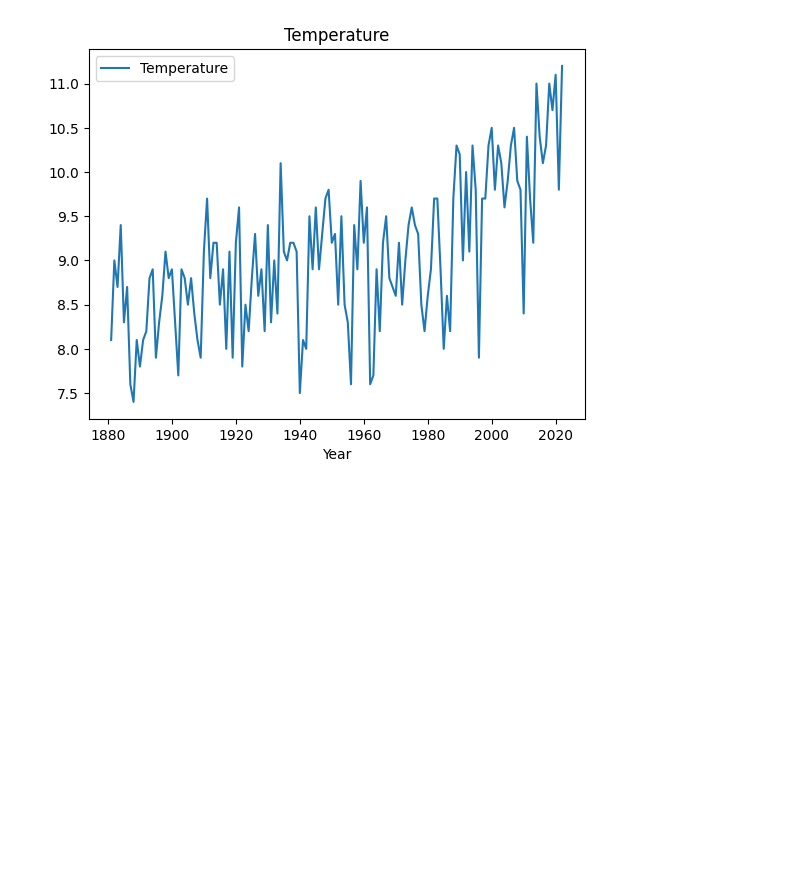
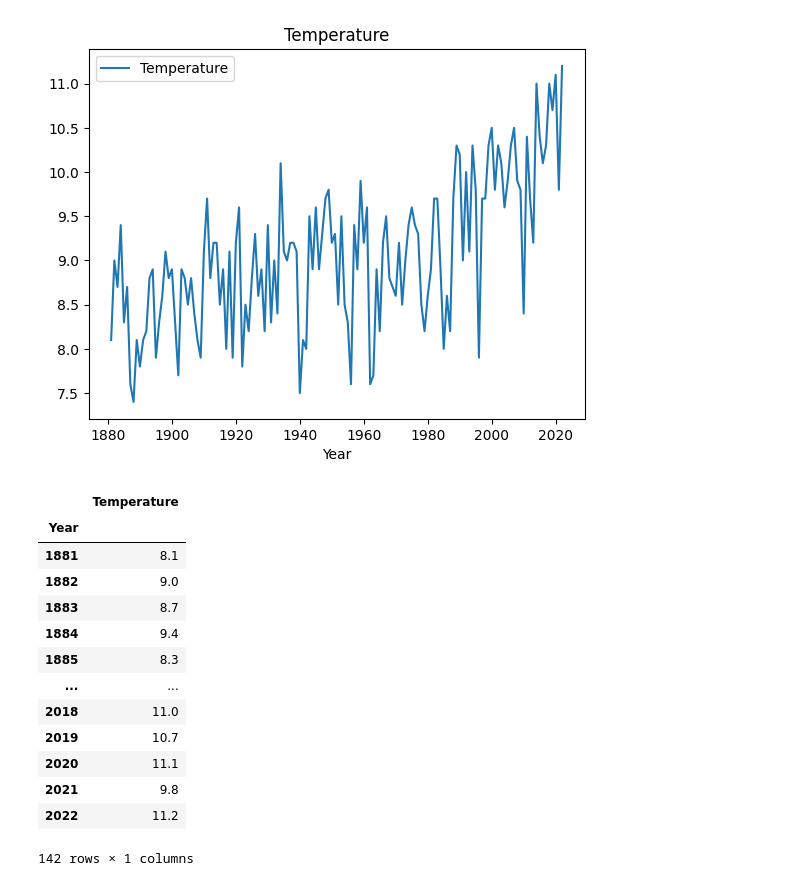
Before and after one commit to AshnaC/saki-project, a Jupyter notebook: project/eda.ipynb, the cells around one changed output. Drawn from its saved outputs; the diff is of its cells as text; code cells hidden in the pictures; blank space fills up the shorter version.

```diff
--- a/project/eda.ipynb
+++ b/project/eda.ipynb
@@ -55,0 +79,18 @@ Text(0.5, 1.0, 'Temperature')
+# %%
+
+temperature_df
+# %% [output]
+|  | Temperature |
+| Year |  |
+| 1881 | 8.1 |
+| 1882 | 9.0 |
+| 1883 | 8.7 |
+| 1884 | 9.4 |
+| 1885 | 8.3 |
+| ... | ... |
+| 2018 | 11.0 |
+| 2019 | 10.7 |
+| 2020 | 11.1 |
+| 2021 | 9.8 |
+| 2022 | 11.2 |
+142 rows × 1 columns
```
Also changed, not shown: parts of 5 cells of this notebook, 3 other files.
